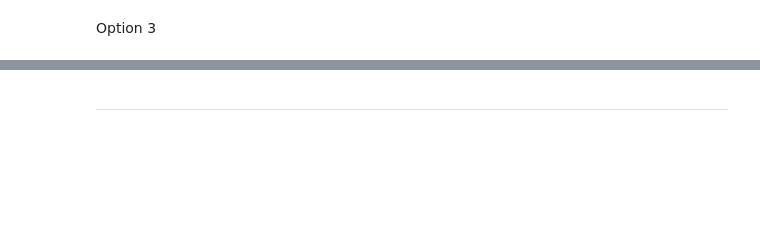
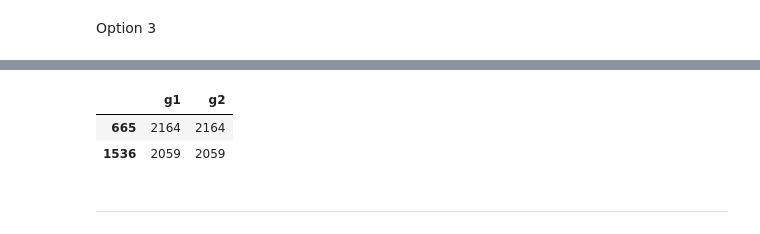
Before and after one commit to win7/Test_Graph_MatchingAlignment, a Jupyter notebook: Network-Alignment-with-Transferable-Graph-Autoencoders/test_subgraph_MS.ipynb, the cells around one changed output, grey strips where cells are left out. Saved outputs shown, nothing was run; the diff lists cells and outputs as text; code cells hidden in the pictures; blank space fills up the shorter version.

```diff
--- a/Network-Alignment-with-Transferable-Graph-Autoencoders/test_subgraph_MS.ipynb
+++ b/Network-Alignment-with-Transferable-Graph-Autoencoders/test_subgraph_MS.ipynb
@@ -597,15 +619,19 @@ print(len(matching))
 print(len(matching) / len(truth))
 matching
 # %%
-df_match = pd.DataFrame(option2)
+df_match = pd.DataFrame(option3)
 df_match.columns = ["g1", "g2"]
 df_match
 
 df_match.replace({"g1": map1}, inplace=True)
 df_match.replace({"g2": map2}, inplace=True)
 df_match
 
 df_match[df_match["g1"] == df_match["g2"]]
+# %% [output]
+|  | g1 | g2 |
+| 665 | 2164 | 2164 |
+| 1536 | 2059 | 2059 |
 # %% [markdown]
 ---
 # %%
```
Also changed, not shown: parts of 25 cells of this notebook, 2 other files.
